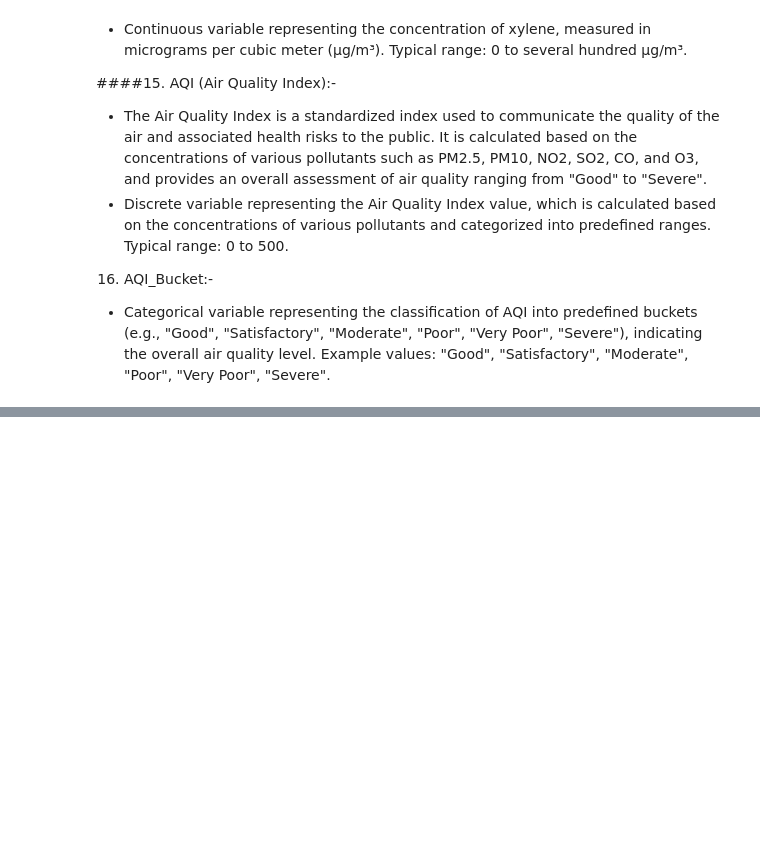
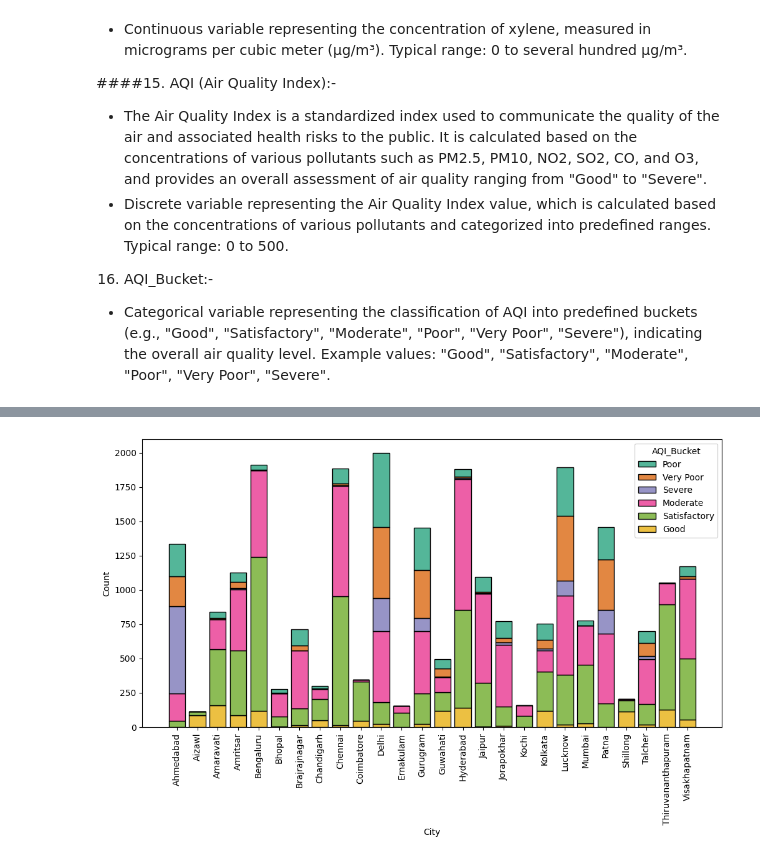
Before and after one commit to ShubhamKNIT/AlgoMinds, a Jupyter notebook: notebook/aqi_predictor.ipynb, the cells around one changed output, grey strips where cells are left out. Saved outputs shown, nothing was run; the diff lists cells and outputs as text; code cells hidden in the pictures; blank space fills up the shorter version.

```diff
--- a/notebook/aqi_predictor.ipynb
+++ b/notebook/aqi_predictor.ipynb
@@ -84,0 +165,8 @@
+# %%
+#AQI_Bucket with respect to cities
+plt.figure(figsize=(12,6))
+sns.histplot(data=df,x='City',hue='AQI_Bucket',palette='Dark2',multiple='stack',shrink=0.8)
+plt.xticks(rotation=90)
+plt.show()
+# %% [output]
+[figure, added]
```
Also changed, not shown: parts of 28 cells of this notebook, 1 other file.
